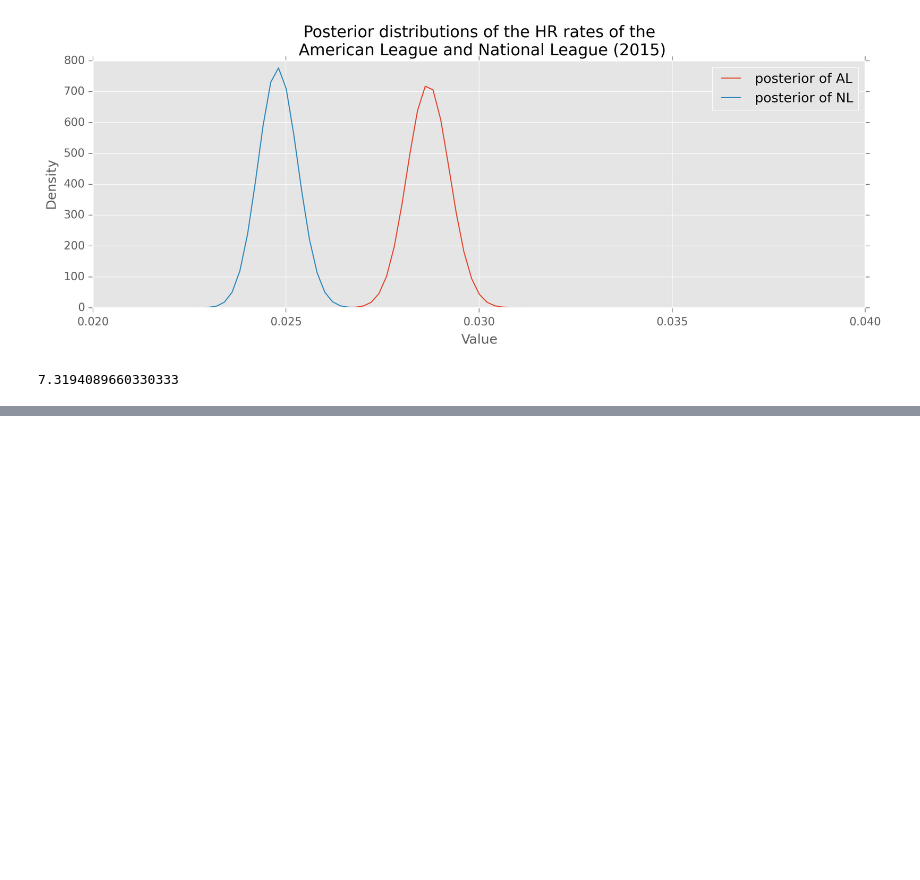
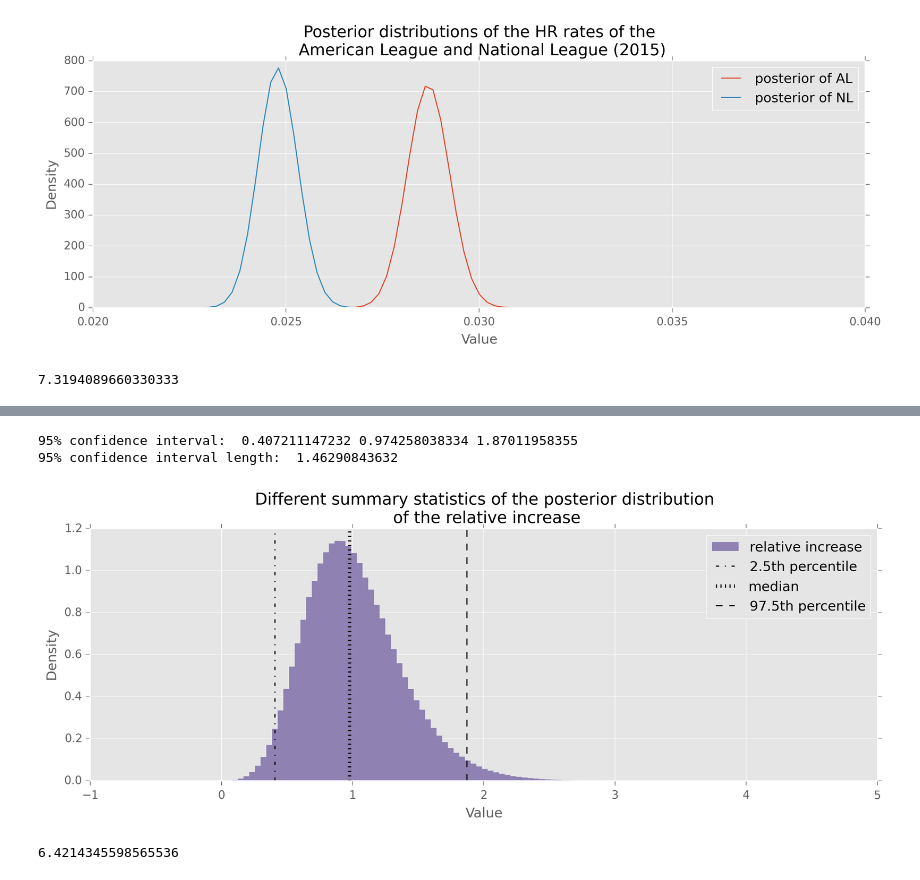
Before and after one commit to doolingdavid/ThinkStats2, a Jupyter notebook: code/chap01ex.ipynb, the cells around one changed output, grey strips where cells are left out. Saved outputs shown, nothing was run; the diff lists cells and outputs as text; code cells hidden in the pictures; blank space fills up the shorter version.

```diff
--- a/code/chap01ex.ipynb
+++ b/code/chap01ex.ipynb
@@ -521,0 +599,28 @@ dbaseball
+# %%
+mean = posterior_rel_increase.mean()
+median = np.percentile(posterior_rel_increase, 50)
+conservative_percentile = np.percentile(posterior_rel_increase, 30)
+
+low, med, high = np.percentile(posterior_rel_increase, 2.5), np.percentile(posterior_rel_increase, 50), \
+                np.percentile(posterior_rel_increase, 97.5)
+
+plt.hist(posterior_rel_increase,histtype='stepfilled', bins=100, alpha=0.80,
+         label = 'relative increase',color='#7A68A6', normed=True)
+
+
+plt.vlines(low, 0, 1.2, linestyles='-.', label='2.5th percentile')
+plt.vlines(median, 0, 1.2, linestyles=':', label='median', lw=3)
+plt.vlines(high, 0, 1.2, linestyles='--',
+           label='97.5th percentile')
+plt.xlabel('Value')
+plt.ylabel('Density')
+plt.title("Different summary statistics of the posterior distribution \n of the relative increase")
+
+plt.legend();
+
+print("95% confidence interval: ", low, med, high)
+print("95% confidence interval length: ", high - low)
+# %% [output]
+95% confidence interval:  0.407211147232 0.974258038334 1.87011958355
+95% confidence interval length:  1.46290843632
+[figure, added]
@@ -521,0 +629,4 @@ dbaseball
+# %%
+dtrial  # a very large effect
+# %% [output]
+6.4214345598565536
```
Also changed, not shown: parts of 4 cells of this notebook.
